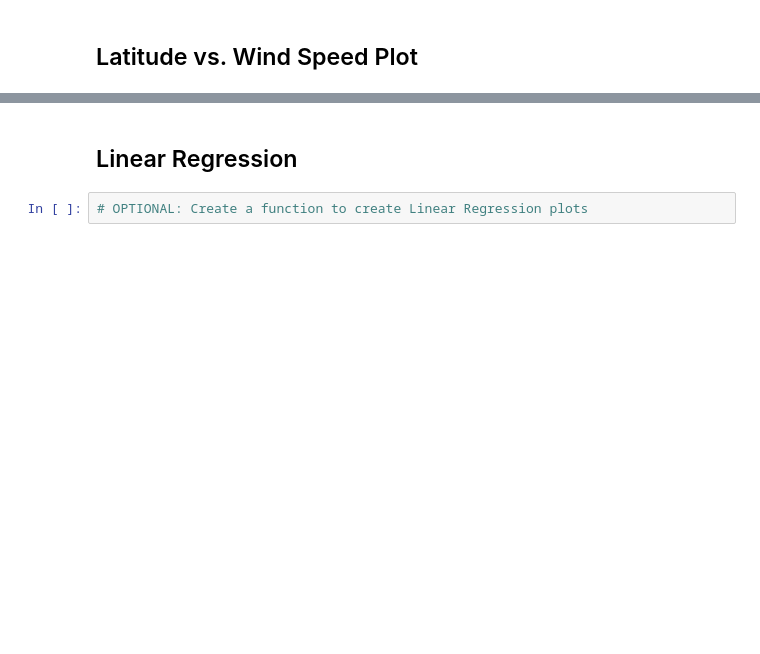
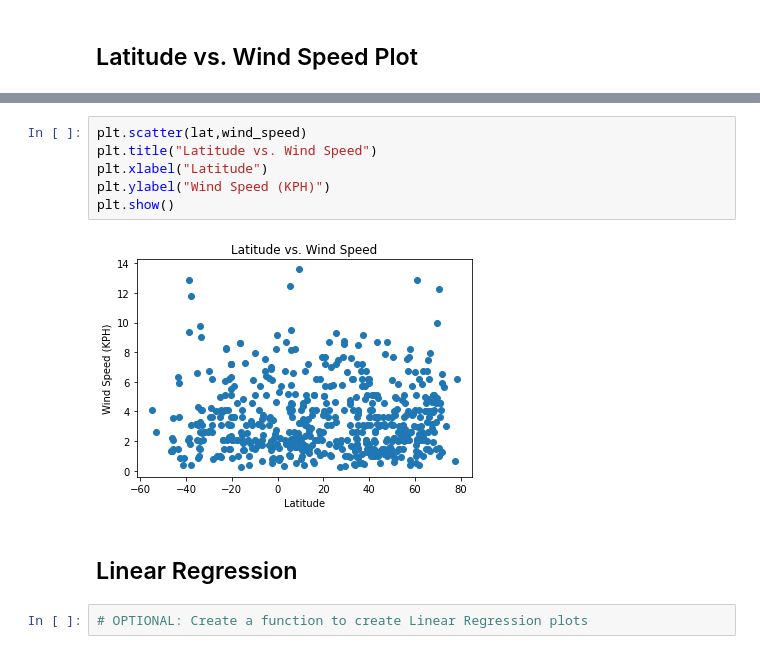
Before and after one commit to tonygardella5/python-api-challenge, a Jupyter notebook: WeatherPy/WeatherPy.ipynb, the cells around one changed output, grey strips where cells are left out. Saved outputs shown, nothing was run; the diff lists cells and outputs as text; blank space fills up the shorter version.

```diff
--- a/WeatherPy/WeatherPy.ipynb
+++ b/WeatherPy/WeatherPy.ipynb
@@ -217,3 +185,11 @@ Int64Index([], dtype='int64')
+# %%
+plt.scatter(lat,wind_speed)
+plt.title("Latitude vs. Wind Speed")
+plt.xlabel("Latitude")
+plt.ylabel("Wind Speed (KPH)")
+plt.show()
+# %% [output]
+[figure, added]
 # %% [markdown]
 ## Linear Regression
 # %%
```
Also changed, not shown: parts of 18 cells of this notebook, 2 other files.
